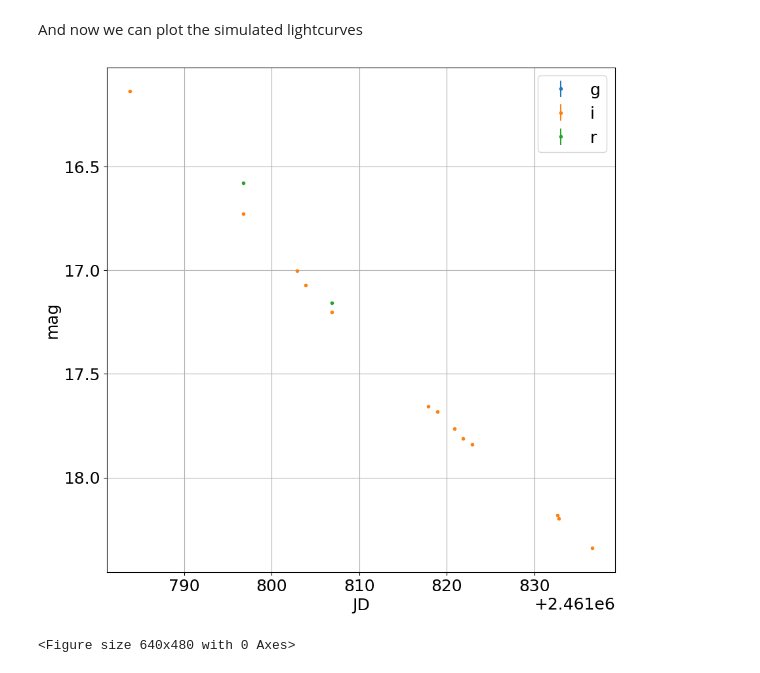
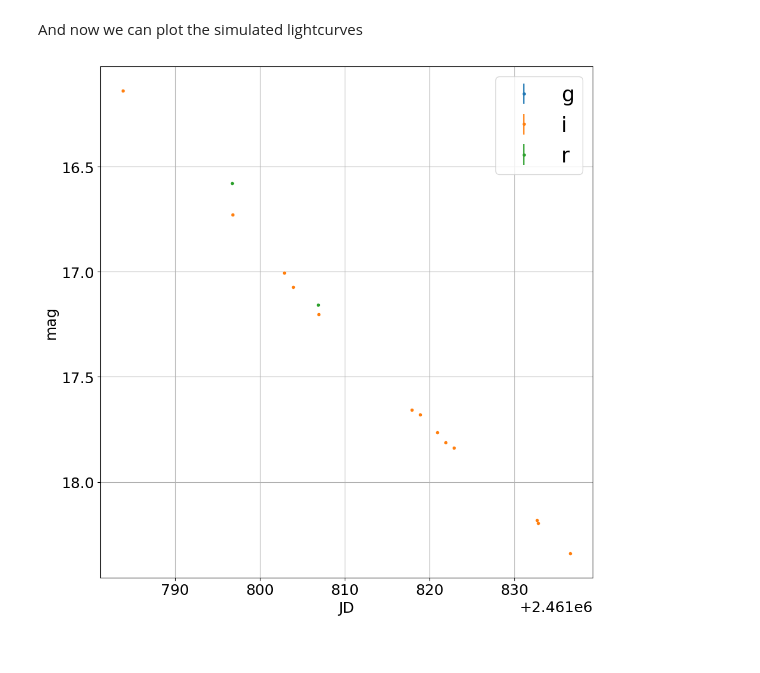
Before and after one commit to rachel3834/bitbucket, a Jupyter notebook: simulated_rubin_sne_lightcurve.ipynb, the cells around one changed output. Cells and saved outputs as stored; diff of their text form; code cells hidden in the pictures.

Commit message:
Plot refinements

```diff
--- a/simulated_rubin_sne_lightcurve.ipynb
+++ b/simulated_rubin_sne_lightcurve.ipynb
@@ -291,19 +291,18 @@ And now we can plot the simulated lightcurves
 # %%
 fig = plt.figure(1, (10, 10))
 
 for f, lc in sim_lcs.items():
     plt.errorbar(lc['JD'], lc['mag'], yerr=lc['mag_error'], marker='.', linestyle=' ', label=f)
 
-plt.rcParams.update({'font.size': 18})
+plt.rcParams.update({'font.size': 25})
 plt.xlabel('JD')
 plt.ylabel('mag')
 plt.gca().invert_yaxis()
 plt.legend()
 plt.grid()
 
-plt.show()
+#plt.show()
 plt.tight_layout()
 plt.savefig('/Users/rstreet/cassiopeia/GrantProposals/2024/NSF_AAG/Howell_proposal/lsst_v4_sim_sne.png')
 # %% [output]
-[figure, old version]
+[figure, new version]
-<Figure size 640x480 with 0 Axes>
```
